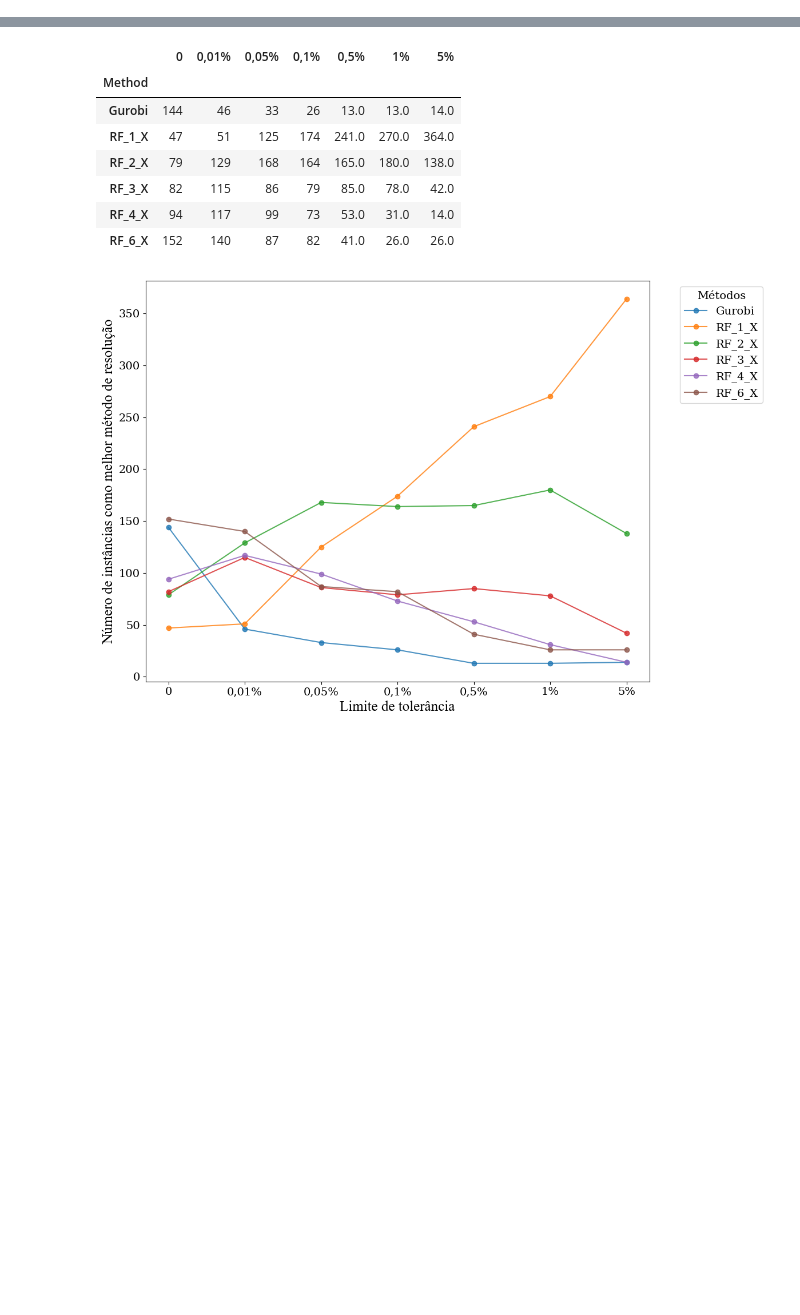
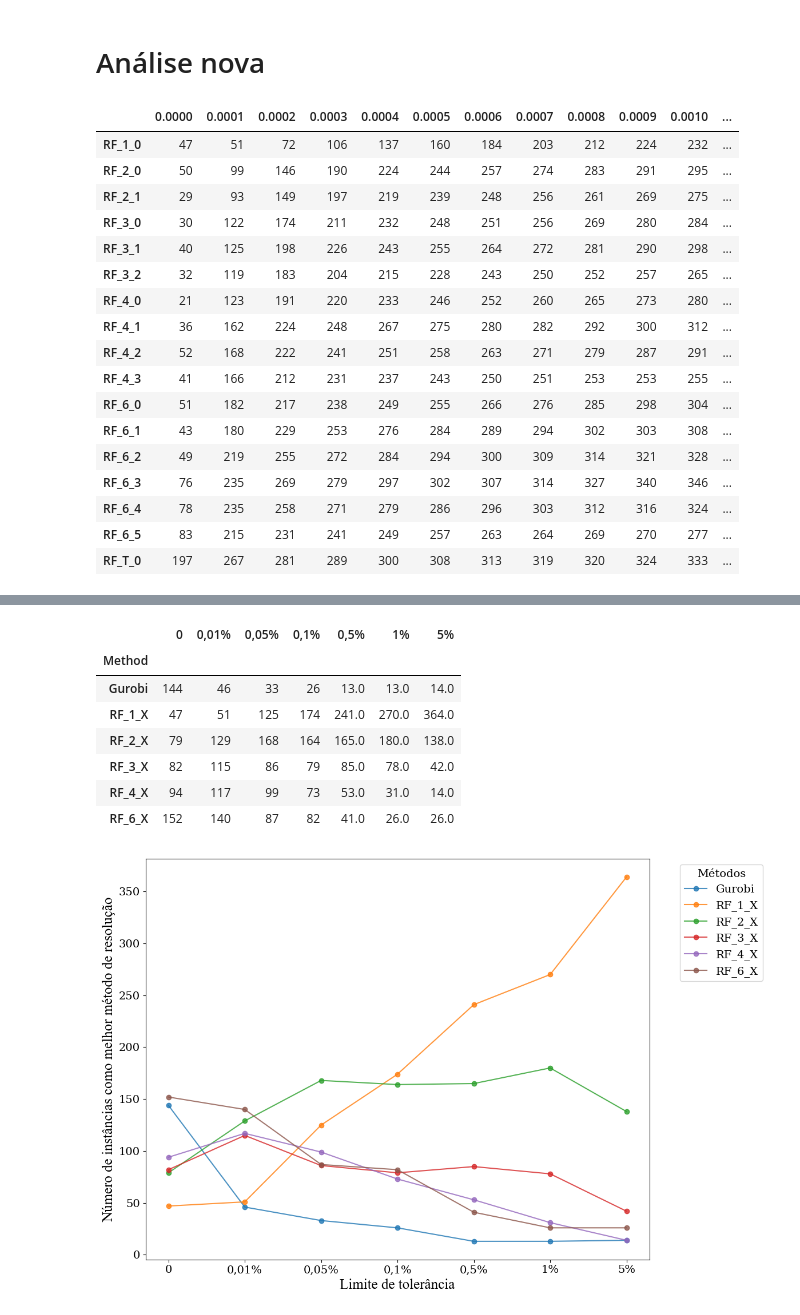
Before and after one commit to lucasgmalheiros/tcc-relax-and-fix, a Jupyter notebook: predict_heuristics/analises/2-results_instances.ipynb, the cells around one changed output, grey strips where cells are left out. Saved outputs shown, nothing was run; the diff lists cells and outputs as text; code cells hidden in the pictures; blank space fills up the shorter version.

```diff
--- a/predict_heuristics/analises/2-results_instances.ipynb
+++ b/predict_heuristics/analises/2-results_instances.ipynb
@@ -6,3 +6,8 @@ import functions_ml as fml
 import pandas as pd
 %load_ext autoreload
 %autoreload 2
+# %% [markdown]
+# Análise nova
+# %%
+limits = [0, 0.010/100, 0.020/100, 0.030/100, 0.040/100, 0.050/100, 0.060/100, 0.070/100, 0.080/100, 0.090/100, 0.1/100, 0.5/100, 1/100]#, 2/100, 3/100, 4/100, 5/100]
+# limits = [0, 0.01/100, 0.05/100, 0.1/100, 0.5/100, 1/100, 5/100]
@@ -8,0 +20,35 @@ import pandas as pd
+# %%
+# Initialize an empty DataFrame
+summary_table = pd.DataFrame(columns=limits, index=methods)
+
+# Populate the table
+for l in limits:
+    dataset_targets = fml.create_multi_label_target(dataset, l)[methods]
+    for m in methods:
+        method_sum = dataset_targets[m].sum()
+        summary_table.at[m, l] = method_sum
+
+# Convert the summary table to integers (optional)
+summary_table = summary_table.astype(int)
+
+# Display the table
+summary_table
+# %% [output]
+|  | 0.0000 | 0.0001 | 0.0002 | 0.0003 | 0.0004 | 0.0005 | 0.0006 | 0.0007 | 0.0008 | 0.0009 | 0.0010 | ... |
+| RF_1_0 | 47 | 51 | 72 | 106 | 137 | 160 | 184 | 203 | 212 | 224 | 232 | ... |
+| RF_2_0 | 50 | 99 | 146 | 190 | 224 | 244 | 257 | 274 | 283 | 291 | 295 | ... |
+| RF_2_1 | 29 | 93 | 149 | 197 | 219 | 239 | 248 | 256 | 261 | 269 | 275 | ... |
+| RF_3_0 | 30 | 122 | 174 | 211 | 232 | 248 | 251 | 256 | 269 | 280 | 284 | ... |
+| RF_3_1 | 40 | 125 | 198 | 226 | 243 | 255 | 264 | 272 | 281 | 290 | 298 | ... |
+| RF_3_2 | 32 | 119 | 183 | 204 | 215 | 228 | 243 | 250 | 252 | 257 | 265 | ... |
+| RF_4_0 | 21 | 123 | 191 | 220 | 233 | 246 | 252 | 260 | 265 | 273 | 280 | ... |
+| RF_4_1 | 36 | 162 | 224 | 248 | 267 | 275 | 280 | 282 | 292 | 300 | 312 | ... |
+| RF_4_2 | 52 | 168 | 222 | 241 | 251 | 258 | 263 | 271 | 279 | 287 | 291 | ... |
+| RF_4_3 | 41 | 166 | 212 | 231 | 237 | 243 | 250 | 251 | 253 | 253 | 255 | ... |
+| RF_6_0 | 51 | 182 | 217 | 238 | 249 | 255 | 266 | 276 | 285 | 298 | 304 | ... |
+| RF_6_1 | 43 | 180 | 229 | 253 | 276 | 284 | 289 | 294 | 302 | 303 | 308 | ... |
+| RF_6_2 | 49 | 219 | 255 | 272 | 284 | 294 | 300 | 309 | 314 | 321 | 328 | ... |
+| RF_6_3 | 76 | 235 | 269 | 279 | 297 | 302 | 307 | 314 | 327 | 340 | 346 | ... |
+| RF_6_4 | 78 | 235 | 258 | 271 | 279 | 286 | 296 | 303 | 312 | 316 | 324 | ... |
+| RF_6_5 | 83 | 215 | 231 | 241 | 249 | 257 | 263 | 264 | 269 | 270 | 277 | ... |
+| RF_T_0 | 197 | 267 | 281 | 289 | 300 | 308 | 313 | 319 | 320 | 324 | 333 | ... |
```
Also changed, not shown: parts of 4 cells of this notebook, 6 other files.
